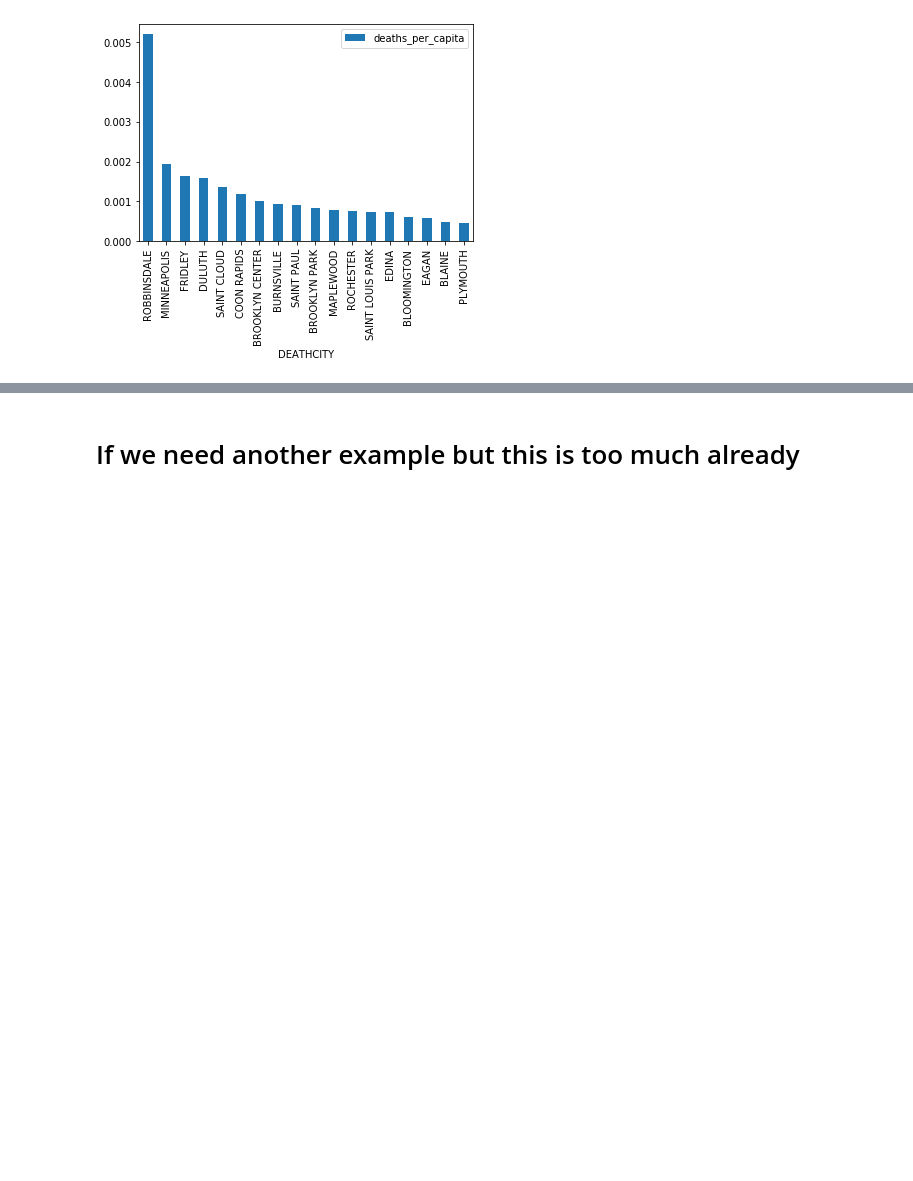
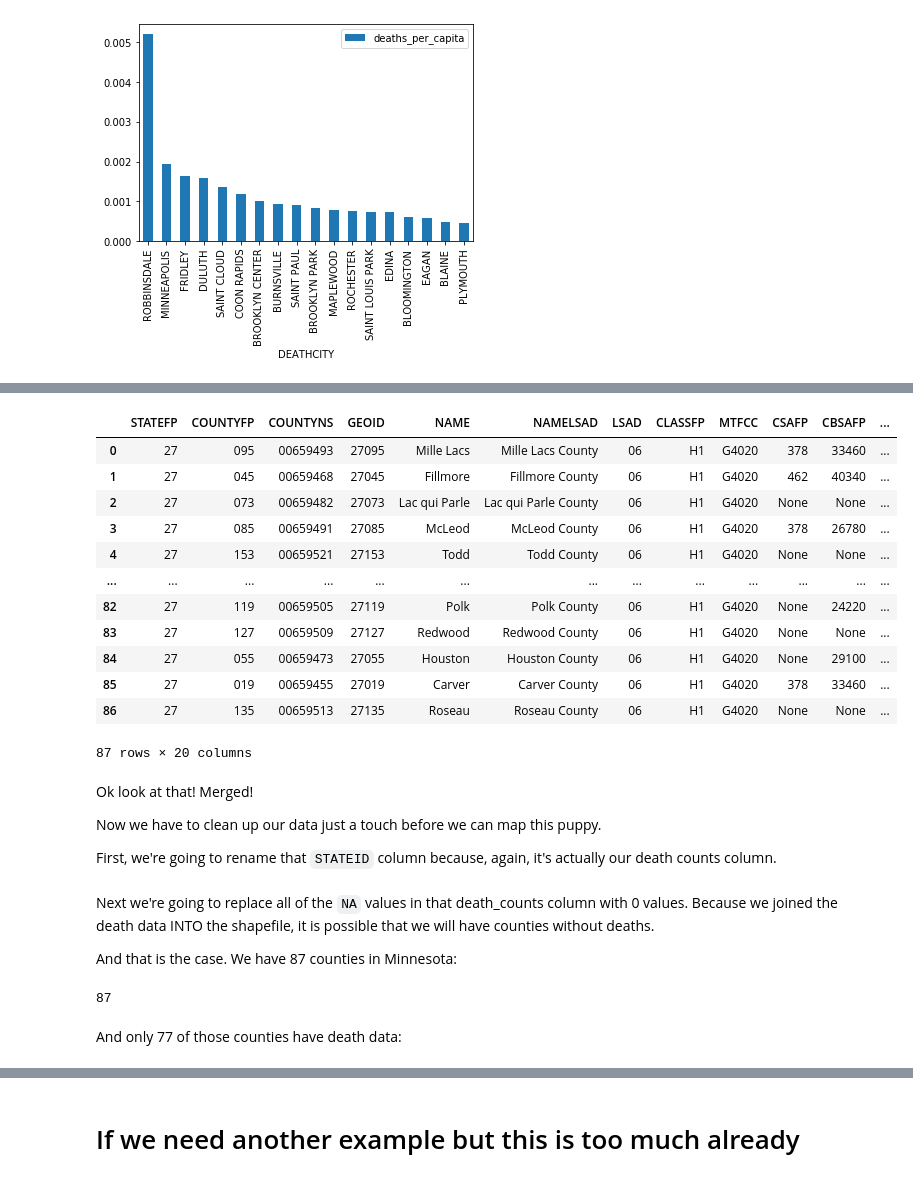
Before and after one commit to StellaYu101/teaching-guide-data-cleaning-and-viz-with-python, a Jupyter notebook: Data cleaning and visualization with pandas.ipynb, the cells around one changed output, grey strips where cells are left out. Cells and saved outputs as stored; diff of their text form; code cells hidden in the pictures; blank space fills up the shorter version.

```diff
--- a/Data cleaning and visualization with pandas.ipynb
+++ b/Data cleaning and visualization with pandas.ipynb
@@ -454,0 +487,2 @@ deaths_by_city_30plus.plot.bar(x='DEATHCITY', y='deaths_per_capita')
+# %%
+mn_cnty = gpd.read_file('gis/tl_2015_mn_county/tl_2015_mn_county.shp')
@@ -454,0 +532,28 @@ deaths_by_city_30plus.plot.bar(x='DEATHCITY', y='deaths_per_capita')
+# %%
+deaths_by_cnty_merged = mn_cnty.merge(
+    deaths_by_cnty,
+    how="left",
+    left_on="GEOID",
+    right_on="INJURY_FIPS"
+)
+deaths_by_cnty_merged
+# %% [output]
+|  | STATEFP | COUNTYFP | COUNTYNS | GEOID | NAME | NAMELSAD | LSAD | CLASSFP | MTFCC | CSAFP | CBSAFP | ... |
+| 0 | 27 | 095 | 00659493 | 27095 | Mille Lacs | Mille Lacs County | 06 | H1 | G4020 | 378 | 33460 | ... |
+| 1 | 27 | 045 | 00659468 | 27045 | Fillmore | Fillmore County | 06 | H1 | G4020 | 462 | 40340 | ... |
+| 2 | 27 | 073 | 00659482 | 27073 | Lac qui Parle | Lac qui Parle County | 06 | H1 | G4020 | None | None | ... |
+| 3 | 27 | 085 | 00659491 | 27085 | McLeod | McLeod County | 06 | H1 | G4020 | 378 | 26780 | ... |
+| 4 | 27 | 153 | 00659521 | 27153 | Todd | Todd County | 06 | H1 | G4020 | None | None | ... |
+| ... | ... | ... | ... | ... | ... | ... | ... | ... | ... | ... | ... | ... |
+| 82 | 27 | 119 | 00659505 | 27119 | Polk | Polk County | 06 | H1 | G4020 | None | 24220 | ... |
+| 83 | 27 | 127 | 00659509 | 27127 | Redwood | Redwood County | 06 | H1 | G4020 | None | None | ... |
+| 84 | 27 | 055 | 00659473 | 27055 | Houston | Houston County | 06 | H1 | G4020 | None | 29100 | ... |
+| 85 | 27 | 019 | 00659455 | 27019 | Carver | Carver County | 06 | H1 | G4020 | 378 | 33460 | ... |
+| 86 | 27 | 135 | 00659513 | 27135 | Roseau | Roseau County | 06 | H1 | G4020 | None | None | ... |
+87 rows × 20 columns
+# %% [markdown]
+Ok look at that! Merged!
+
+Now we have to clean up our data just a touch before we can map this puppy.
+
+First, we're going to rename that `STATEID` column because, again, it's actually our death counts column.
@@ -454,0 +562,10 @@ deaths_by_city_30plus.plot.bar(x='DEATHCITY', y='deaths_per_capita')
+# %% [markdown]
+Next we're going to replace all of the `NA` values in that death_counts column with 0 values. Because we joined the death data INTO the shapefile, it is possible that we will have counties without deaths.
+
+And that is the case. We have 87 counties in Minnesota:
+# %%
+len(mn_cnty)
+# %% [output]
+87
+# %% [markdown]
+And only 77 of those counties have death data:
```
Also changed, not shown: parts of 26 cells of this notebook, 8 other files.
